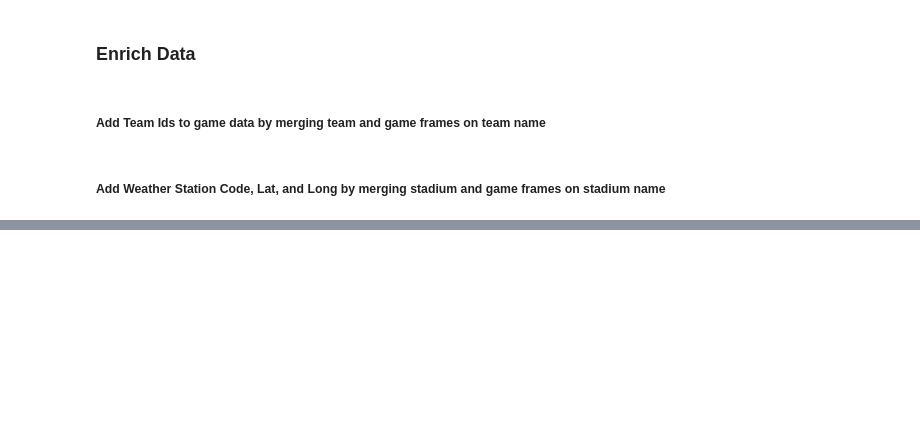
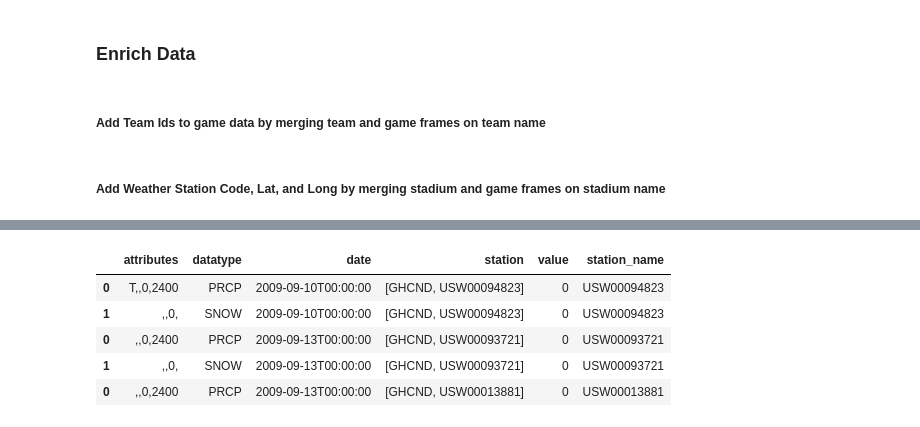
Before and after one commit to gtdataproj1group3org/GTDataProject1Group3, a Jupyter notebook: code/weather-analysis.ipynb, the cells around one changed output, grey strips where cells are left out. Saved outputs shown, nothing was run; the diff lists cells and outputs as text; code cells hidden in the pictures; blank space fills up the shorter version.

```diff
--- a/code/weather-analysis.ipynb
+++ b/code/weather-analysis.ipynb
@@ -128,0 +251,2 @@ df_Games.drop(["stadium_name"],axis=1,inplace=True)
+# %%
+df_weather["station"] = df_weather["station"].str.split(":")
@@ -128,0 +260,10 @@ df_Games.drop(["stadium_name"],axis=1,inplace=True)
+# %%
+df_weather["station_name"] = df_weather.station.map(lambda x: x[1])
+df_weather.head()
+# %% [output]
+|  | attributes | datatype | date | station | value | station_name |
+| 0 | T,,0,2400 | PRCP | 2009-09-10T00:00:00 | [GHCND, USW00094823] | 0 | USW00094823 |
+| 1 | ,,0, | SNOW | 2009-09-10T00:00:00 | [GHCND, USW00094823] | 0 | USW00094823 |
+| 0 | ,,0,2400 | PRCP | 2009-09-13T00:00:00 | [GHCND, USW00093721] | 0 | USW00093721 |
+| 1 | ,,0, | SNOW | 2009-09-13T00:00:00 | [GHCND, USW00093721] | 0 | USW00093721 |
+| 0 | ,,0,2400 | PRCP | 2009-09-13T00:00:00 | [GHCND, USW00013881] | 0 | USW00013881 |
```
Also changed, not shown: parts of 16 cells of this notebook, 10 other files.
